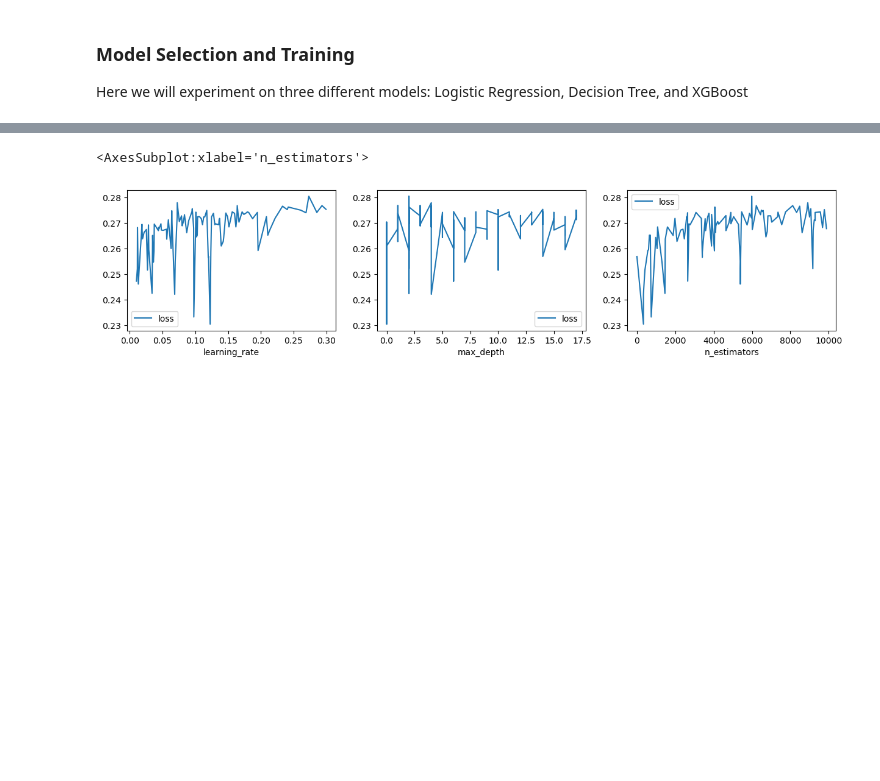
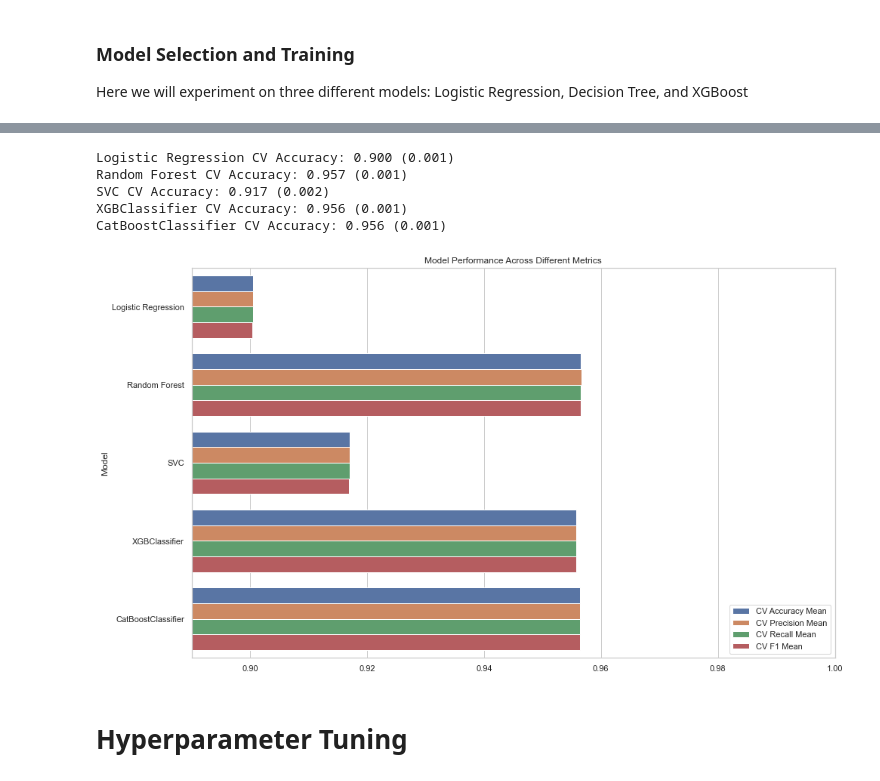
Before and after one commit to ethan-dinh/PhishingML, a Jupyter notebook: Phishing ML.ipynb, the cells around one changed output, grey strips where cells are left out. Saved outputs shown, nothing was run; the diff lists cells and outputs as text; code cells hidden in the pictures; blank space fills up the shorter version.

```diff
--- a/Phishing ML.ipynb
+++ b/Phishing ML.ipynb
@@ -313,6 +404,0 @@ print(conf_matrix)
-# %%
-fig = plt.figure(figsize = (7, 5))
-plt.boxplot(model_results, labels=model_names, showmeans=True)
-plt.ylabel("Accuracy")
-plt.style.use('default')
-plt.savefig('Model_ACC.png', facecolor='w', transparent=False)
@@ -501,14 +405,44 @@ KeyboardInterrupt:
-# %%
-XGB_search_results = pd.DataFrame({'loss': XGB_trials.losses(),
-                               'learning_rate': XGB_trials.vals['learning_rate'],
-                               'max_depth': XGB_trials.vals['max_depth'],
-                               "n_estimators": XGB_trials.vals['n_estimators']
-                               })
-
-fig , subPlots = plt.subplots(nrows=1, ncols=3, figsize=(15,3))
-XGB_search_results.sort_values(by='learning_rate').plot(x='learning_rate', y='loss', ax=subPlots[0])
-XGB_search_results.sort_values(by='max_depth').plot(x='max_depth', y='loss', ax=subPlots[1])
-XGB_search_results.sort_values(by='n_estimators').plot(x='n_estimators', y='loss', ax=subPlots[2])
-# %% [output]
-<AxesSubplot:xlabel='n_estimators'>
-[figure, removed]
+# %%
+# Splitting the data into training and test sets once again based on results from RFE algorithm
+X_train = X_train[HSIC_feats]
+X_test = X_test[HSIC_feats]
+
+if not os.path.exists('model_cv_results.csv'):
+    results_df = test_models_with_cv_metrics(X, Y)
+# %% [output]
+Logistic Regression CV Accuracy: 0.900 (0.001)
+Random Forest CV Accuracy: 0.957 (0.001)
+SVC CV Accuracy: 0.917 (0.002)
+XGBClassifier CV Accuracy: 0.956 (0.001)
+CatBoostClassifier CV Accuracy: 0.956 (0.001)
+# %%
+import seaborn as sns
+
+# Read the CSV file into a DataFrame
+original_results_df = pd.read_csv('model_cv_results.csv')
+
+def plot_model_performance(results_df):
+    # Set the style of seaborn
+    sns.set_theme(style="whitegrid")
+
+    # Melt the DataFrame to make it suitable for sns.barplot
+    results_melted = pd.melt(results_df, id_vars=["Model"], var_name="Metric", value_name="Score",
+                             value_vars=["CV Accuracy Mean", "CV Precision Mean", "CV Recall Mean", "CV F1 Mean"])
+
+    plt.figure(figsize=(14, 8))
+    sns.barplot(x="Score", y="Model", hue="Metric", data=results_melted)
+
+    plt.title('Model Performance Across Different Metrics')
+    plt.xlabel('')
+    plt.ylabel('Model')
+    plt.xlim(0.89, 1)  # Assuming the scores are normalized between 0 and 1
+    plt.legend(loc="lower right")
+
+    plt.tight_layout()
+    plt.show()
+
+plot_model_performance(original_results_df)
+# %% [output]
+[figure, added]
+# %% [markdown]
+# Hyperparameter Tuning
```
Also changed, not shown: parts of 52 cells of this notebook, 9 other files.
